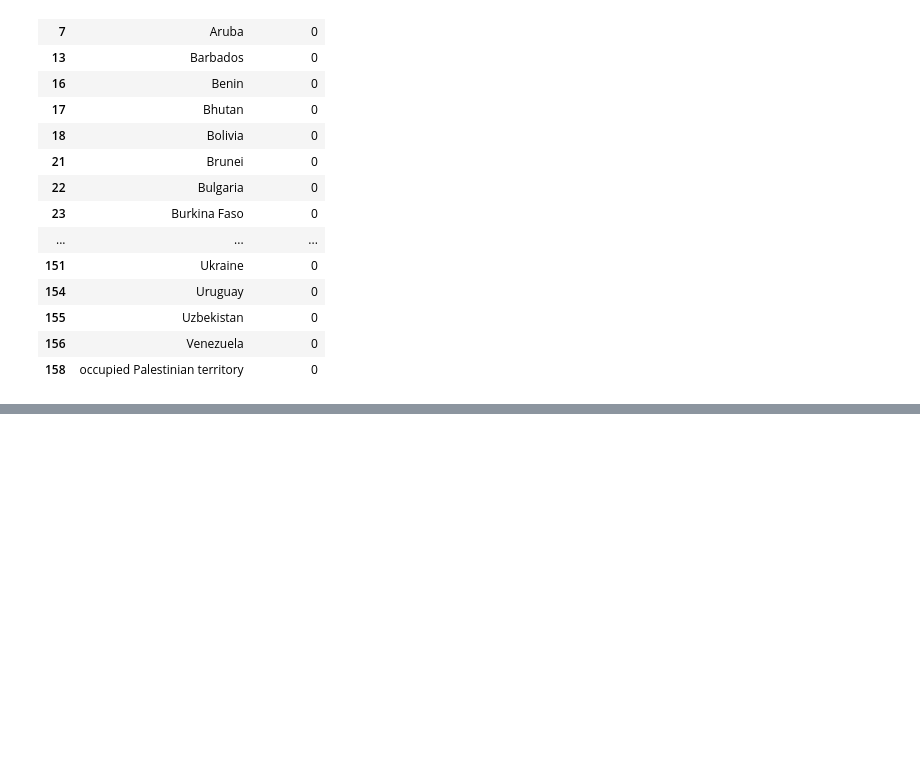
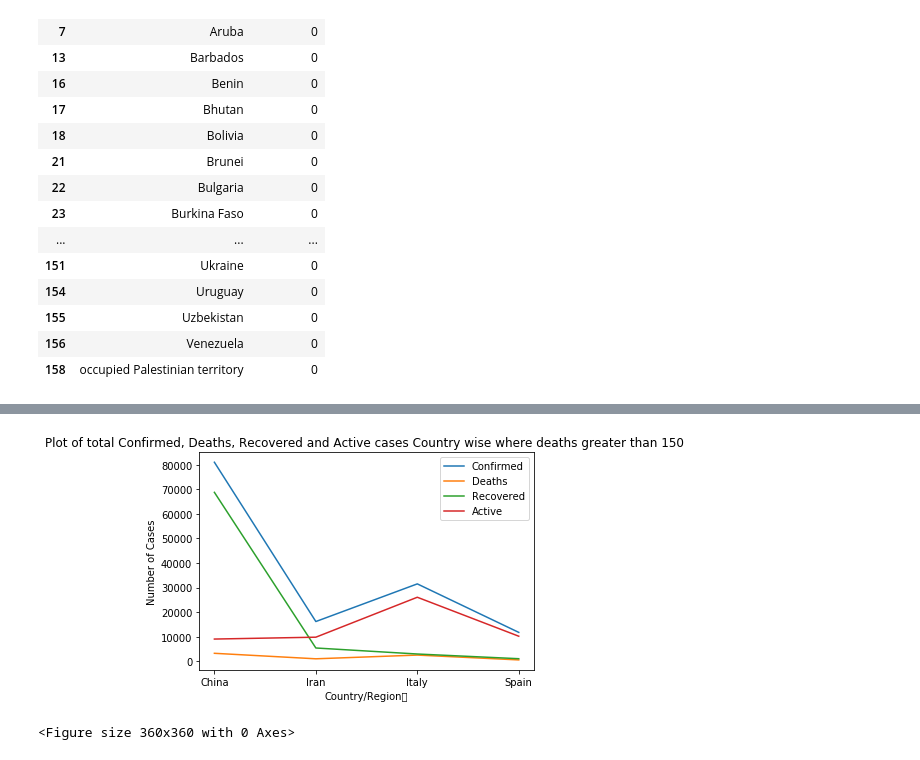
Before and after one commit to mreddy1992/learn-pandas, a Jupyter notebook: covid19-eda.ipynb, the cells around one changed output, grey strips where cells are left out. Cells and saved outputs as stored; diff of their text form; code cells hidden in the pictures; blank space fills up the shorter version.

Commit message:
covid-19-eda: day 4 and day 5 solutions

```diff
--- a/covid19-eda.ipynb
+++ b/covid19-eda.ipynb
@@ -219,0 +269,4 @@ covid_data_zero_recovered
+# %%
+covid_data_group_country = covid_data.groupby('Country/Region')['Confirmed', 'Deaths', 'Recovered'].sum().reset_index()
+covid_data_group_country['Active'] = covid_data_group_country['Confirmed'] - covid_data_group_country['Deaths'] - covid_data_group_country['Recovered']
+covid_data_group_country_subset = covid_data_group_country.loc[covid_data_group_country['Deaths'] > 150, ]
@@ -219,0 +283,25 @@ covid_data_zero_recovered
+# %%
+plt.plot(covid_data_group_country_subset['Country/Region'],
+         covid_data_group_country_subset['Confirmed'],
+         label = "Confirmed")
+plt.plot(covid_data_group_country_subset['Country/Region'],
+         covid_data_group_country_subset['Deaths'],
+         label = "Deaths")
+plt.plot(covid_data_group_country_subset['Country/Region'],
+         covid_data_group_country_subset['Recovered'],
+         label = "Recovered")
+plt.plot(covid_data_group_country_subset['Country/Region'],
+         covid_data_group_country_subset['Active'],
+         label = "Active")
+plt.xlabel('Country/Region	')
+# Set the y axis label of the current axis.
+plt.ylabel('Number of Cases')
+# Set a title of the current axes.
+plt.title('Plot of total Confirmed, Deaths, Recovered and Active cases Country wise where deaths greater than 150 ')
+# show a legend on the plot
+plt.legend()
+plt.figure(figsize=(5,5))
+plt.show()
+# %% [output]
+[figure, added]
+<Figure size 360x360 with 0 Axes>
```
Also changed, not shown: parts of 13 cells of this notebook.
